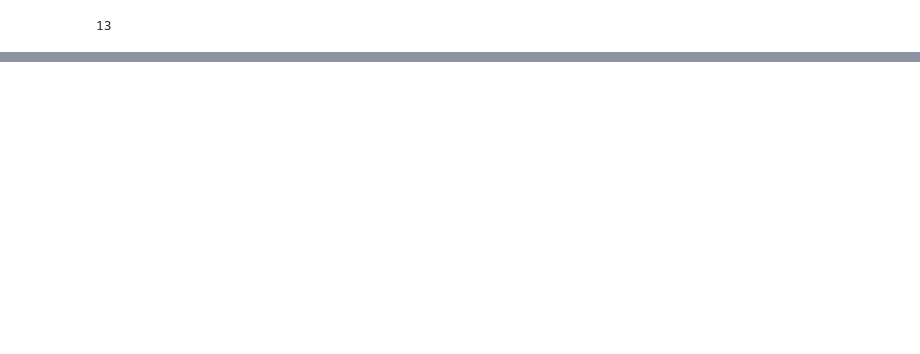
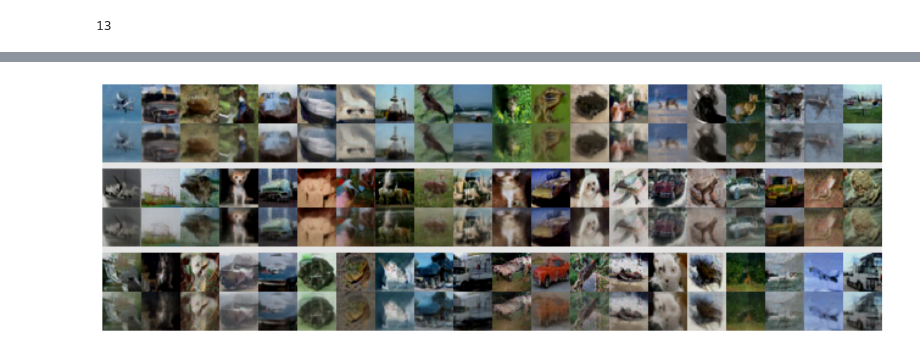
Before and after one commit to necludov/wl-mechanics-imgs, a Jupyter notebook: notebooks/visualizations.ipynb, the cells around one changed output, grey strips where cells are left out. Cells and saved outputs as stored; diff of their text form; code cells hidden in the pictures; blank space fills up the shorter version.

```diff
--- a/notebooks/visualizations.ipynb
+++ b/notebooks/visualizations.ipynb
@@ -111,3 +106,12 @@ for i in range(3):
   for j in range(20):
     artifacts[i*(2*H+5):i*(2*H+5)+H, j*W:(j+1)*W, :] = inverse_scaler(artifacts_0[0,i*20+j])
     artifacts[i*(2*H+5)+H:i*(2*H+5)+2*H, j*W:(j+1)*W, :] = inverse_scaler(artifacts_0[1,i*20+j])
+# %%
+figsize(16,5)
+plt.imshow(artifacts-0.1, cmap='gray')
+plt.box(False)
+plt.xticks([], [])
+plt.yticks([], [])
+# plt.savefig('synthetic-am/assets/cifar_ot_2.pdf', bbox_inches='tight')
+plt.show()
+# %% [output]
@@ -114,2 +119,3 @@ for i in range(3):
+[figure, added]
 # %%
 figsize(16,5)
```
Also changed, not shown: parts of 7 cells of this notebook, 11 other files.
